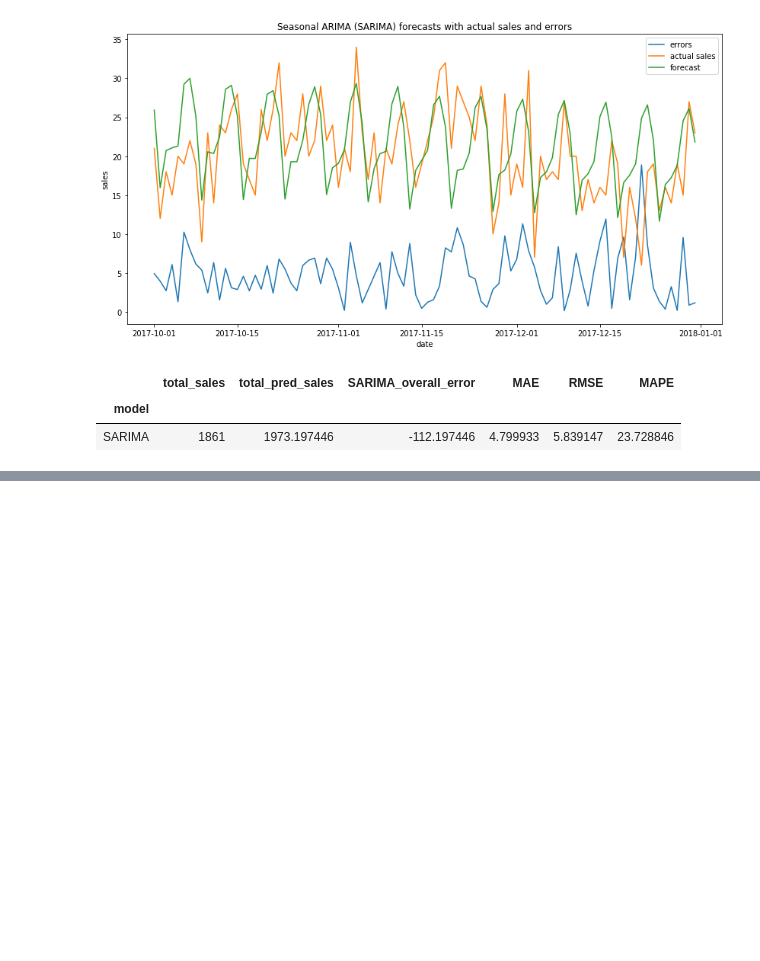
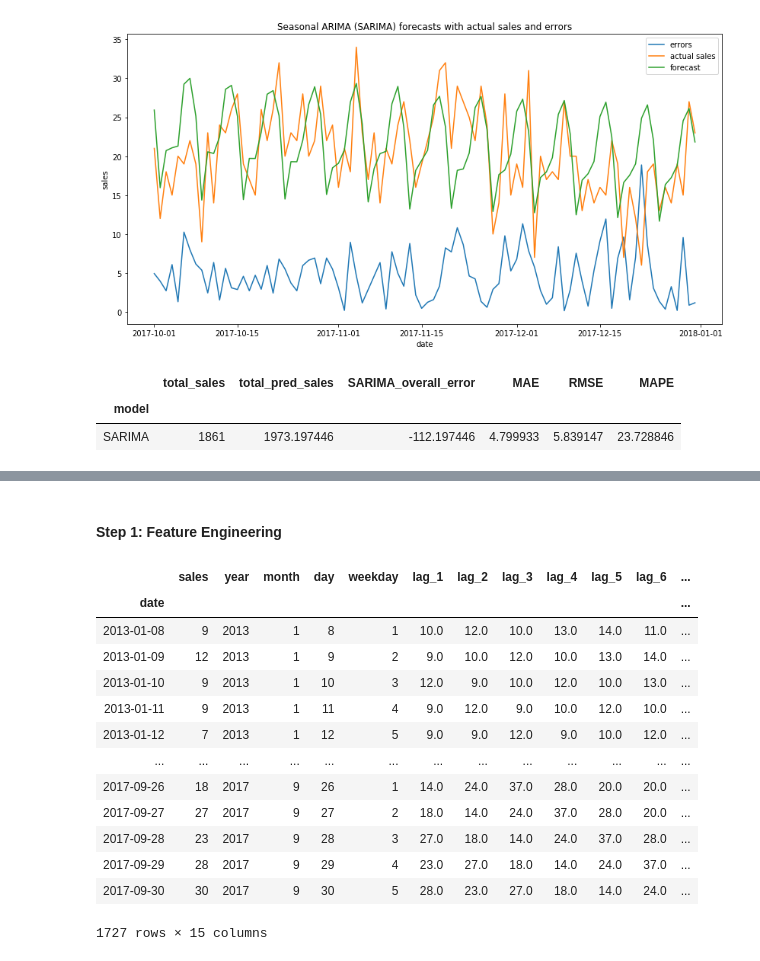
Before and after one commit to akshitvjain/product-sales-forecasting, a Jupyter notebook: notebook-sales-demand-forecasting.ipynb, the cells around one changed output, grey strips where cells are left out. Drawn from its saved outputs; the diff is of its cells as text; code cells hidden in the pictures; blank space fills up the shorter version.

Commit message:
regression feature engineering

```diff
--- a/notebook-sales-demand-forecasting.ipynb
+++ b/notebook-sales-demand-forecasting.ipynb
@@ -465,0 +482,2 @@ result_df_sarima
+# %% [markdown]
+#### Step 1: Feature Engineering
@@ -465,0 +494,18 @@ result_df_sarima
+# %%
+reg_df = reg_df.dropna(how='any', inplace=False)
+reg_df
+# %% [output]
+|  | sales | year | month | day | weekday | lag_1 | lag_2 | lag_3 | lag_4 | lag_5 | lag_6 | ... |
+| date |  |  |  |  |  |  |  |  |  |  |  | ... |
+| 2013-01-08 | 9 | 2013 | 1 | 8 | 1 | 10.0 | 12.0 | 10.0 | 13.0 | 14.0 | 11.0 | ... |
+| 2013-01-09 | 12 | 2013 | 1 | 9 | 2 | 9.0 | 10.0 | 12.0 | 10.0 | 13.0 | 14.0 | ... |
+| 2013-01-10 | 9 | 2013 | 1 | 10 | 3 | 12.0 | 9.0 | 10.0 | 12.0 | 10.0 | 13.0 | ... |
+| 2013-01-11 | 9 | 2013 | 1 | 11 | 4 | 9.0 | 12.0 | 9.0 | 10.0 | 12.0 | 10.0 | ... |
+| 2013-01-12 | 7 | 2013 | 1 | 12 | 5 | 9.0 | 9.0 | 12.0 | 9.0 | 10.0 | 12.0 | ... |
+| ... | ... | ... | ... | ... | ... | ... | ... | ... | ... | ... | ... | ... |
+| 2017-09-26 | 18 | 2017 | 9 | 26 | 1 | 14.0 | 24.0 | 37.0 | 28.0 | 20.0 | 20.0 | ... |
+| 2017-09-27 | 27 | 2017 | 9 | 27 | 2 | 18.0 | 14.0 | 24.0 | 37.0 | 28.0 | 20.0 | ... |
+| 2017-09-28 | 23 | 2017 | 9 | 28 | 3 | 27.0 | 18.0 | 14.0 | 24.0 | 37.0 | 28.0 | ... |
+| 2017-09-29 | 28 | 2017 | 9 | 29 | 4 | 23.0 | 27.0 | 18.0 | 14.0 | 24.0 | 37.0 | ... |
+| 2017-09-30 | 30 | 2017 | 9 | 30 | 5 | 28.0 | 23.0 | 27.0 | 18.0 | 14.0 | 24.0 | ... |
+1727 rows × 15 columns
```
Also changed, not shown: parts of 9 cells of this notebook.
